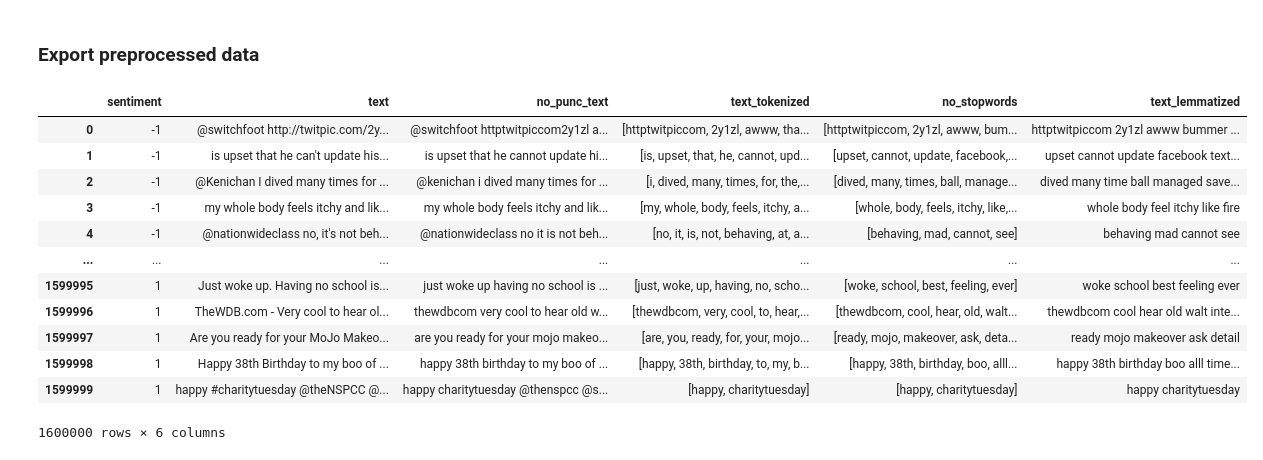
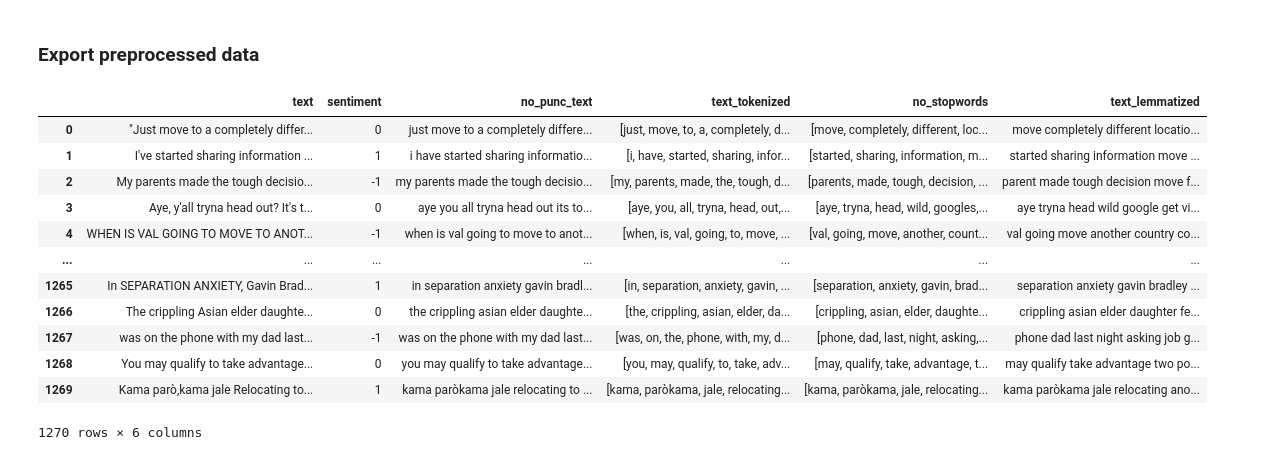
Before and after one commit to md-zaki/CZ4034_IR_Group_Project, a Jupyter notebook: data_cleaning/preprocess.ipynb, the cells around one changed output. Cells and saved outputs as stored; diff of their text form; code cells hidden in the pictures.

```diff
--- a/data_cleaning/preprocess.ipynb
+++ b/data_cleaning/preprocess.ipynb
@@ -48,0 +76,18 @@ mr
+# %%
+stop_words = stopwords.words('english')
+stemmer = SnowballStemmer('english')
+
+text_cleaning_re = "@\S+|https?:\S+|http?:\S|[^A-Za-z0-9]+"
+# %%
+def preprocess(text, stem=False):
+  text = re.sub(text_cleaning_re, ' ', str(text).lower()).strip()
+  tokens = []
+  for token in text.split():
+    if token not in stop_words:
+      if stem:
+        tokens.append(stemmer.stem(token))
+      else:
+        tokens.append(token)
+  return " ".join(tokens)
+# %%
+mr.text = mr.text.apply(lambda x: preprocess(x))
@@ -48,0 +112,10 @@ mr
+# %%
+def define_class(text):
+    if text == 'POSITIVE':
+        return 1
+    elif text == 'NEGATIVE':
+        return -1
+    else:
+        return 0
+mr['sentiment'] = mr['sentiment'].apply(lambda x: define_class(x))
+mr
@@ -384,25 +474,27 @@ def remove_punc(text):
 mr['text_lemmatized'] = mr['text_lemmatized'].apply(lambda x: remove_punc(x))
 # %%
 def define_class(text):
-    if text == 4:
+    if text == 'POSITIVE':
         return 1
-    elif text == 0:
+    elif text == 'NEGATIVE':
         return -1
+    else:
+        return 0
 mr['sentiment'] = mr['sentiment'].apply(lambda x: define_class(x))
 mr
 # %% [output]
-|  | sentiment | text | no_punc_text | text_tokenized | no_stopwords | text_lemmatized |
-| 0 | -1 | @switchfoot http://twitpic.com/2y... | @switchfoot httptwitpiccom2y1zl a... | [httptwitpiccom, 2y1zl, awww, tha... | [httptwitpiccom, 2y1zl, awww, bum... | httptwitpiccom 2y1zl awww bummer ... |
-| 1 | -1 | is upset that he can't update his... | is upset that he cannot update hi... | [is, upset, that, he, cannot, upd... | [upset, cannot, update, facebook,... | upset cannot update facebook text... |
-| 2 | -1 | @Kenichan I dived many times for ... | @kenichan i dived many times for ... | [i, dived, many, times, for, the,... | [dived, many, times, ball, manage... | dived many time ball managed save... |
-| 3 | -1 | my whole body feels itchy and lik... | my whole body feels itchy and lik... | [my, whole, body, feels, itchy, a... | [whole, body, feels, itchy, like,... | whole body feel itchy like fire |
-| 4 | -1 | @nationwideclass no, it's not beh... | @nationwideclass no it is not beh... | [no, it, is, not, behaving, at, a... | [behaving, mad, cannot, see] | behaving mad cannot see |
+|  | text | sentiment | no_punc_text | text_tokenized | no_stopwords | text_lemmatized |
+| 0 | "Just move to a completely differ... | 0 | just move to a completely differe... | [just, move, to, a, completely, d... | [move, completely, different, loc... | move completely different locatio... |
+| 1 | I've started sharing information ... | 1 | i have started sharing informatio... | [i, have, started, sharing, infor... | [started, sharing, information, m... | started sharing information move ... |
+| 2 | My parents made the tough decisio... | -1 | my parents made the tough decisio... | [my, parents, made, the, tough, d... | [parents, made, tough, decision, ... | parent made tough decision move f... |
+| 3 | Aye, y'all tryna head out? It's t... | 0 | aye you all tryna head out its to... | [aye, you, all, tryna, head, out,... | [aye, tryna, head, wild, googles,... | aye tryna head wild google get vi... |
+| 4 | WHEN IS VAL GOING TO MOVE TO ANOT... | -1 | when is val going to move to anot... | [when, is, val, going, to, move, ... | [val, going, move, another, count... | val going move another country co... |
 | ... | ... | ... | ... | ... | ... | ... |
-| 1599995 | 1 | Just woke up. Having no school is... | just woke up having no school is ... | [just, woke, up, having, no, scho... | [woke, school, best, feeling, ever] | woke school best feeling ever |
-| 1599996 | 1 | TheWDB.com - Very cool to hear ol... | thewdbcom very cool to hear old w... | [thewdbcom, very, cool, to, hear,... | [thewdbcom, cool, hear, old, walt... | thewdbcom cool hear old walt inte... |
-| 1599997 | 1 | Are you ready for your MoJo Makeo... | are you ready for your mojo makeo... | [are, you, ready, for, your, mojo... | [ready, mojo, makeover, ask, deta... | ready mojo makeover ask detail |
-| 1599998 | 1 | Happy 38th Birthday to my boo of ... | happy 38th birthday to my boo of ... | [happy, 38th, birthday, to, my, b... | [happy, 38th, birthday, boo, alll... | happy 38th birthday boo alll time... |
-| 1599999 | 1 | happy #charitytuesday @theNSPCC @... | happy charitytuesday @thenspcc @s... | [happy, charitytuesday] | [happy, charitytuesday] | happy charitytuesday |
+| 1265 | In SEPARATION ANXIETY, Gavin Brad... | 1 | in separation anxiety gavin bradl... | [in, separation, anxiety, gavin, ... | [separation, anxiety, gavin, brad... | separation anxiety gavin bradley ... |
+| 1266 | The crippling Asian elder daughte... | 0 | the crippling asian elder daughte... | [the, crippling, asian, elder, da... | [crippling, asian, elder, daughte... | crippling asian elder daughter fe... |
+| 1267 | was on the phone with my dad last... | -1 | was on the phone with my dad last... | [was, on, the, phone, with, my, d... | [phone, dad, last, night, asking,... | phone dad last night asking job g... |
+| 1268 | You may qualify to take advantage... | 0 | you may qualify to take advantage... | [you, may, qualify, to, take, adv... | [may, qualify, take, advantage, t... | may qualify take advantage two po... |
+| 1269 | Kama parò,kama jale Relocating to... | 1 | kama paròkama jale relocating to ... | [kama, paròkama, jale, relocating... | [kama, paròkama, jale, relocating... | kama paròkama jale relocating ano... |
-1600000 rows × 6 columns
+1270 rows × 6 columns
 # %%
 preprocessed_data = mr[['text','text_lemmatized','sentiment']]
```
Also changed, not shown: parts of 18 cells of this notebook, 4 other files.
